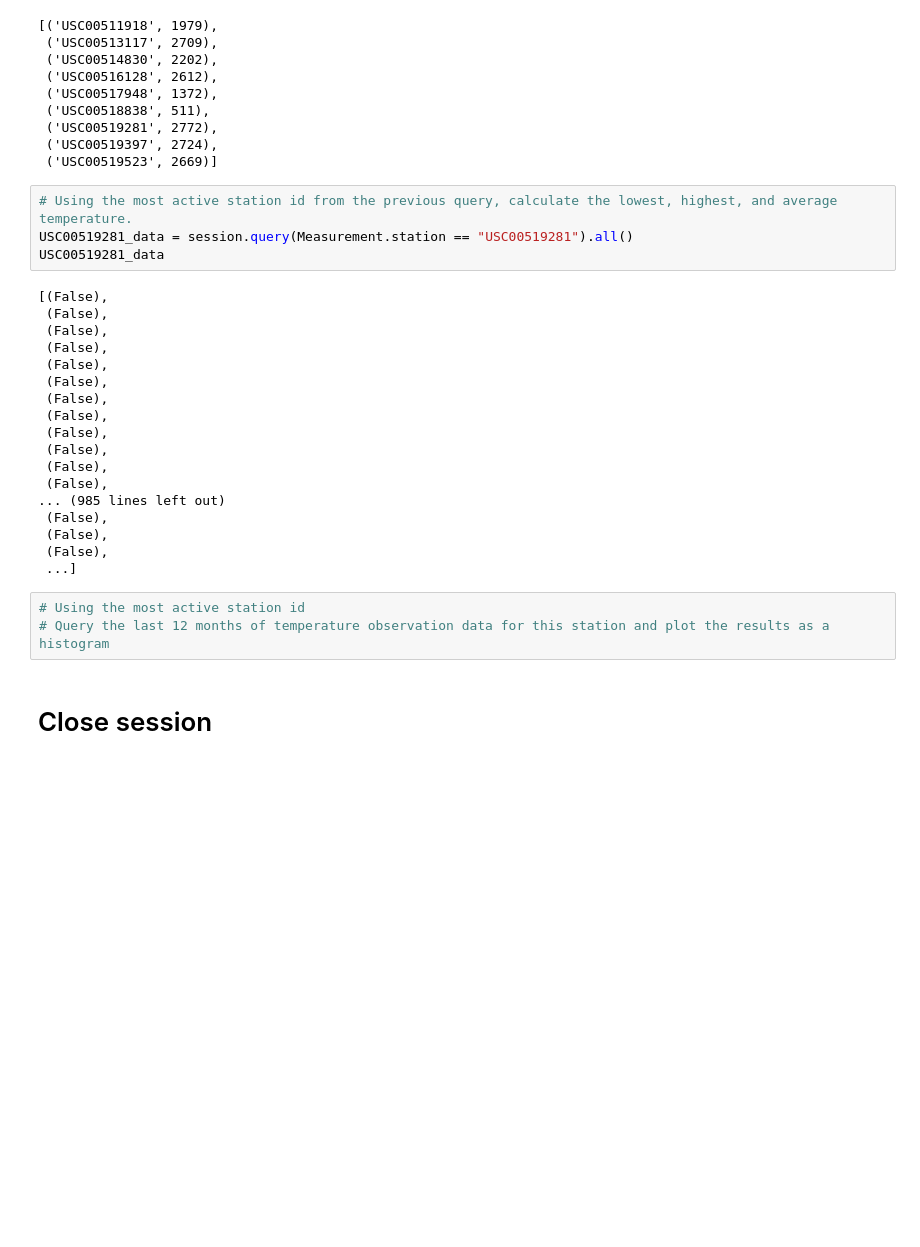
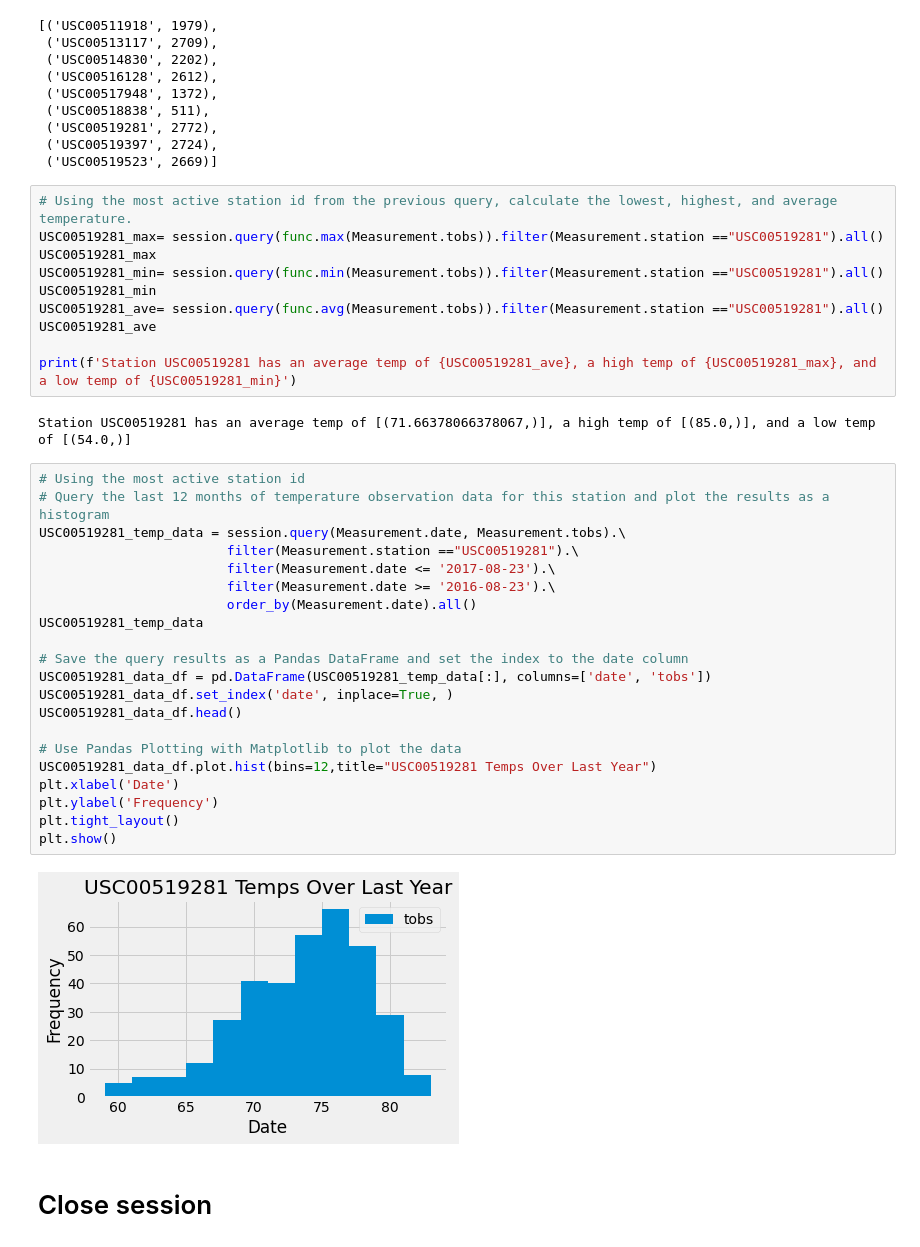
Before and after one commit to NMC1214/sqlalchemy-challenge, a Jupyter notebook: climate_starter.ipynb, the cells around one changed output. Drawn from its saved outputs; the diff is of its cells as text; blank space fills up the shorter version.

```diff
--- a/climate_starter.ipynb
+++ b/climate_starter.ipynb
@@ -111,29 +111,39 @@ Active_Stations
  ('USC00519523', 2669)]
 # %%
 # Using the most active station id from the previous query, calculate the lowest, highest, and average temperature.
-USC00519281_data = session.query(Measurement.station == "USC00519281").all()
-USC00519281_data
+USC00519281_max= session.query(func.max(Measurement.tobs)).filter(Measurement.station =="USC00519281").all()
+USC00519281_max
+USC00519281_min= session.query(func.min(Measurement.tobs)).filter(Measurement.station =="USC00519281").all()
+USC00519281_min
+USC00519281_ave= session.query(func.avg(Measurement.tobs)).filter(Measurement.station =="USC00519281").all()
+USC00519281_ave
+
+print(f'Station USC00519281 has an average temp of {USC00519281_ave}, a high temp of {USC00519281_max}, and a low temp of {USC00519281_min}')
 # %% [output]
-[(False),
- (False),
- (False),
- (False),
- (False),
- (False),
- (False),
- (False),
- (False),
- (False),
- (False),
- (False),
-... (985 lines left out)
- (False),
- (False),
- (False),
- ...]
+Station USC00519281 has an average temp of [(71.66378066378067,)], a high temp of [(85.0,)], and a low temp of [(54.0,)]
-# %%
-# Using the most active station id
-# Query the last 12 months of temperature observation data for this station and plot the results as a histogram
+# %%
+# Using the most active station id
+# Query the last 12 months of temperature observation data for this station and plot the results as a histogram
+USC00519281_temp_data = session.query(Measurement.date, Measurement.tobs).\
+                        filter(Measurement.station =="USC00519281").\
+                        filter(Measurement.date <= '2017-08-23').\
+                        filter(Measurement.date >= '2016-08-23').\
+                        order_by(Measurement.date).all()
+USC00519281_temp_data
+
+# Save the query results as a Pandas DataFrame and set the index to the date column
+USC00519281_data_df = pd.DataFrame(USC00519281_temp_data[:], columns=['date', 'tobs'])
+USC00519281_data_df.set_index('date', inplace=True, )
+USC00519281_data_df.head()
+
+# Use Pandas Plotting with Matplotlib to plot the data
+USC00519281_data_df.plot.hist(bins=12,title="USC00519281 Temps Over Last Year")
+plt.xlabel('Date')
+plt.ylabel('Frequency')
+plt.tight_layout()
+plt.show()
+# %% [output]
+[figure, added]
 # %% [markdown]
 # Close session
 # %%
```
